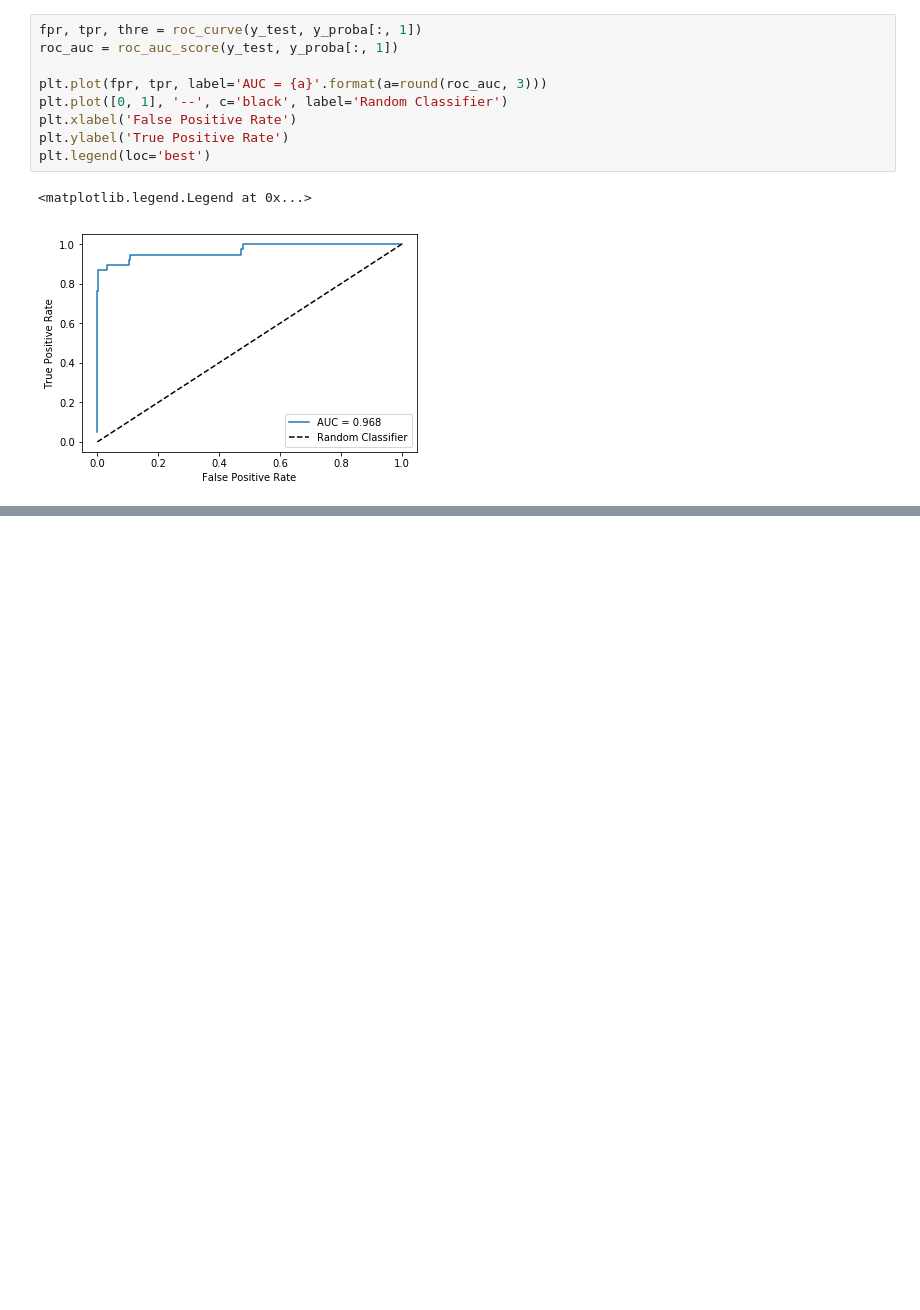
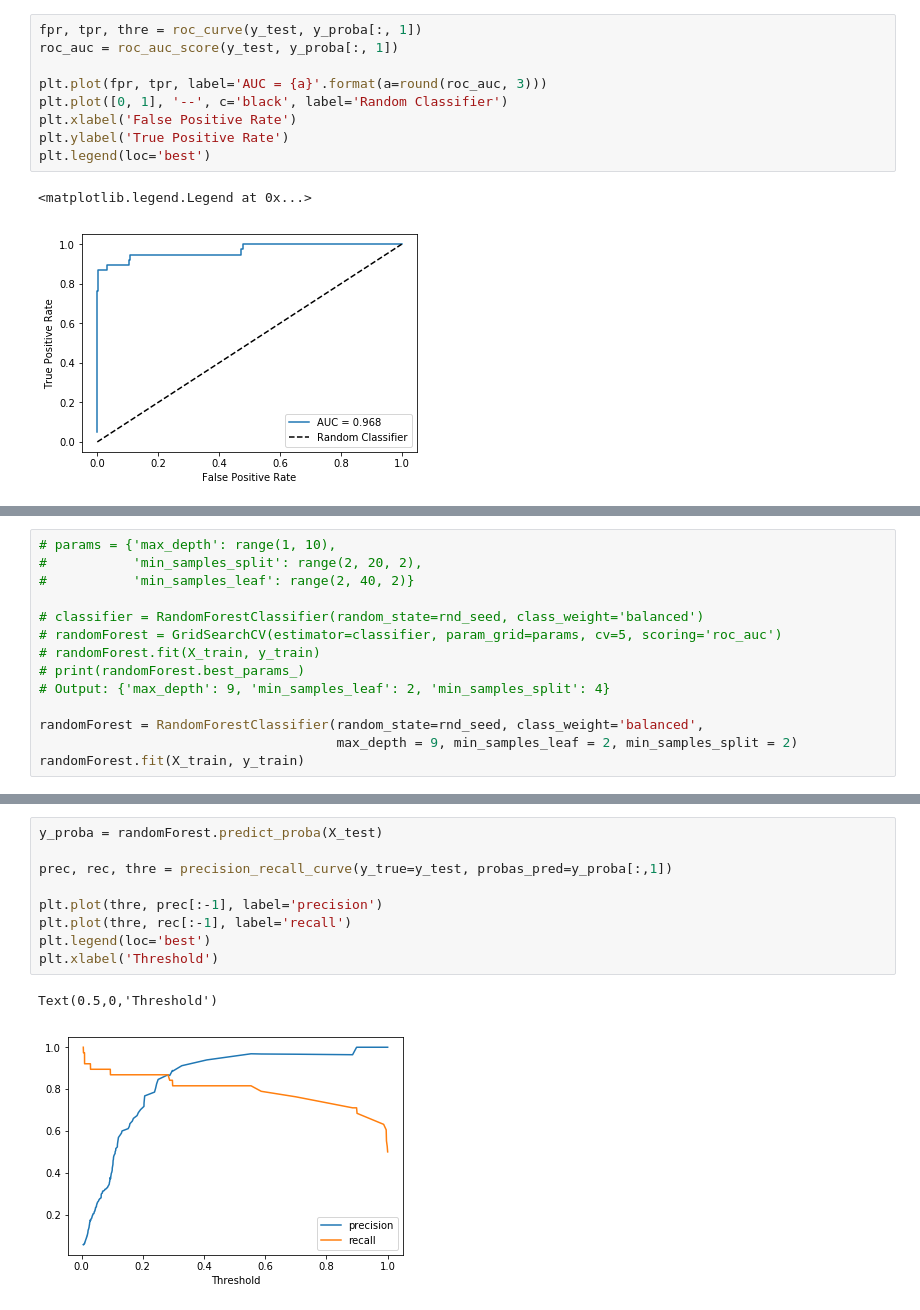
Before and after one commit to Tonicrespit/MADM-2017, a Jupyter notebook: 6 - Evaluación/3 - Evaluación - Detección de fraude.ipynb, the cells around one changed output, grey strips where cells are left out. Cells and saved outputs as stored; diff of their text form; blank space fills up the shorter version.

Commit message:
+ Random forest, + Decision Tree, ficheros de resultados

```diff
--- a/6 - Evaluación/3 - Evaluación - Detección de fraude.ipynb
+++ b/6 - Evaluación/3 - Evaluación - Detección de fraude.ipynb
@@ -200,0 +202,14 @@ df[["idObservación", "clase_predicha", "probabilidad_clase_1"]].to_csv('data/fr
+# %%
+# params = {'max_depth': range(1, 10),
+#           'min_samples_split': range(2, 20, 2),
+#           'min_samples_leaf': range(2, 40, 2)}
+
+# classifier = RandomForestClassifier(random_state=rnd_seed, class_weight='balanced')
+# randomForest = GridSearchCV(estimator=classifier, param_grid=params, cv=5, scoring='roc_auc')
+# randomForest.fit(X_train, y_train)
+# print(randomForest.best_params_)
+# Output: {'max_depth': 9, 'min_samples_leaf': 2, 'min_samples_split': 4}
+
+randomForest = RandomForestClassifier(random_state=rnd_seed, class_weight='balanced',
+                                      max_depth = 9, min_samples_leaf = 2, min_samples_split = 2)
+randomForest.fit(X_train, y_train)
@@ -200,0 +234,12 @@ df[["idObservación", "clase_predicha", "probabilidad_clase_1"]].to_csv('data/fr
+# %%
+y_proba = randomForest.predict_proba(X_test)
+
+prec, rec, thre = precision_recall_curve(y_true=y_test, probas_pred=y_proba[:,1])
+
+plt.plot(thre, prec[:-1], label='precision')
+plt.plot(thre, rec[:-1], label='recall')
+plt.legend(loc='best')
+plt.xlabel('Threshold')
+# %% [output]
+Text(0.5,0,'Threshold')
+[figure, added]
```
Also changed, not shown: parts of 20 cells of this notebook, 4 other files.
